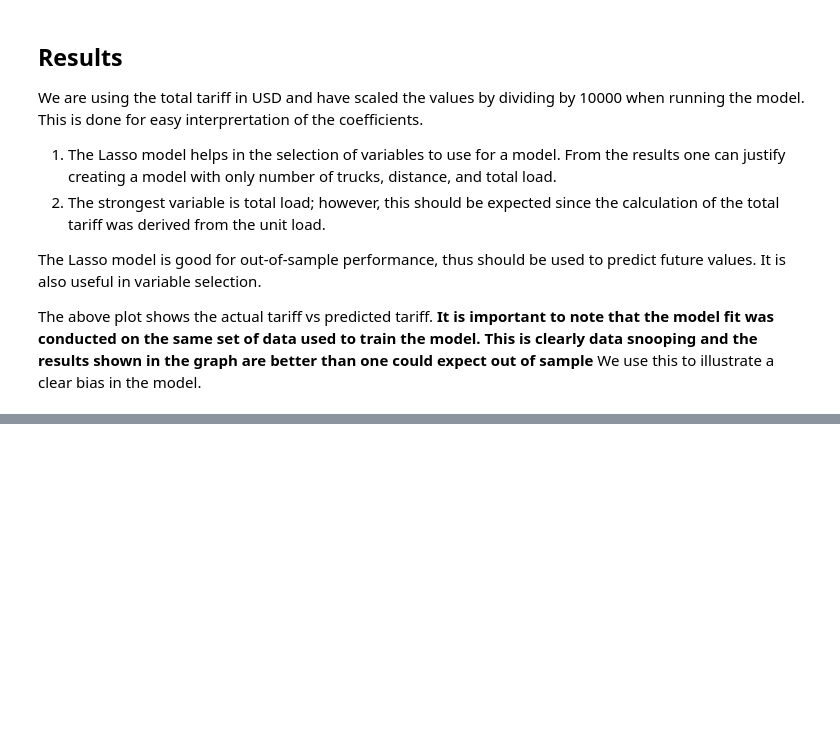
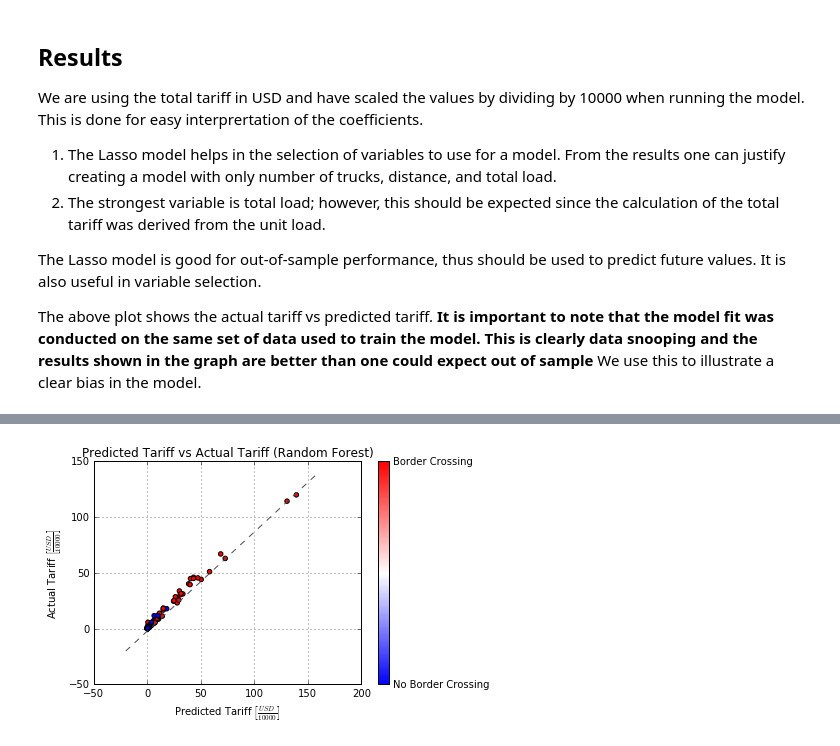
Before and after one commit to kimetrica/wfp_transport_model, a Jupyter notebook: transport_model.ipynb, the cells around one changed output, grey strips where cells are left out. Saved outputs shown, nothing was run; the diff lists cells and outputs as text; code cells hidden in the pictures; blank space fills up the shorter version.

```diff
--- a/transport_model.ipynb
+++ b/transport_model.ipynb
@@ -448,0 +466,85 @@ x6 = CBK Mean Rate
+# %%
+#import theano
+#import theano.tensor as T
+#import lasagne
+#from nolearn.lasagne import NeuralNet
+from collections import Counter
+from sklearn.ensemble import RandomForestRegressor, ExtraTreesRegressor
+cm = plt.cm.get_cmap("bwr")
+
+#---------------------------------
+# Initialize Extreme Random Forest
+#---------------------------------
+model = ExtraTreesRegressor(
+                    n_estimators=100,
+                    criterion='mse',
+                    max_depth=None,
+                    min_samples_split=2,
+                    min_samples_leaf=1,
+                    min_weight_fraction_leaf=0.,
+                    random_state=None,
+                    verbose=0,
+                    max_leaf_nodes=None,
+                    oob_score=1,
+                    bootstrap=True,
+                    warm_start=False,
+                    )
+
+# inpt_param_lst = ["Cross Border", "Number of Trucks", "Distance", "Total Load"]
+inpt_param_lst = ["Number of Trucks", "Distance", "Total Load"]
+
+
+tariff = np.squeeze(pdata[['tariff_usd_kg']].values * pdata[['total_load']].values) / 10000.
+
+# param_data = pdata[["cross_brd_flg", "num_trucks", "distance", "total_load"]].values
+param_data = pdata[["num_trucks", "distance", "total_load"]].values
+cross_brder = np.squeeze(pdata[['cross_brd_flg']].values)
+
+#---------------------------------
+# Create cross validation iterator
+#---------------------------------
+loo = cross_validation.LeaveOneOut(n=len(tariff))   # Leave One Out
+kf = cross_validation.KFold(len(tariff), n_folds=5) # K-fold
+
+#-------------------------------------------------------------
+# Calculate cross validation score for training/testing data
+# scoring method for lasso is coefficient of determination R^2
+#-------------------------------------------------------------
+score = cross_validation.cross_val_score(model,
+                                         param_data,
+                                         tariff,
+                                         cv=kf,
+                                         n_jobs=2
+                                        )
+
+#------------------------------
+# Fit the model to all the data
+#------------------------------
+model.fit(param_data, tariff)
+
+print "\n"
+print "****************************************************************************************"
+print "Coefficient of determination R^2 = {0:0.3} (+/- {1:0.3}) ".format(score.mean(), score.std()*2.)
+print "\n"
+print "{0:25s} {1:25s}".format("Input Parameter", "Importance")
+print "______________________________________________________________________"
+for i,coefficient in enumerate(model.feature_importances_):
+    print "{0:<25s} {1:<25.4}".format(inpt_param_lst[i],coefficient)
+
+print "****************************************************************************************"
+y_pred = model.predict(param_data)
+
+fig, ax = plt.subplots()
+sc = ax.scatter(tariff, y_pred, c=cross_brder, cmap=cm)
+ax.set_ylabel(r"Actual Tariff $\left[\frac{USD}{10000}\right]$")
+ax.set_xlabel(r"Predicted Tariff $\left[\frac{USD}{10000}\right]$")
+ax.grid(True)
+# ax.set_xlim([np.min(red_data[:,1]),np.max(red_data[:,1])])
+# ax.set_ylim([np.min(red_data[:,0]),np.max(red_data[:,0])])
+diag_line, = ax.plot(ax.get_xlim(), ax.get_ylim(), ls="--", c=".3")
+ax.set_title("Predicted Tariff vs Actual Tariff (Random Forest)")
+# plt.ticklabel_format(style='sci', axis='x', scilimits=(0,0))
+cbar = fig.colorbar(sc, ticks=[0,1])
+cbar.ax.set_yticklabels(["No Border Crossing", "Border Crossing"])
+plt.show()
+# %% [output]
@@ -448,0 +561 @@ x6 = CBK Mean Rate
+[figure, added]
```
Also changed, not shown: parts of 11 cells of this notebook.
